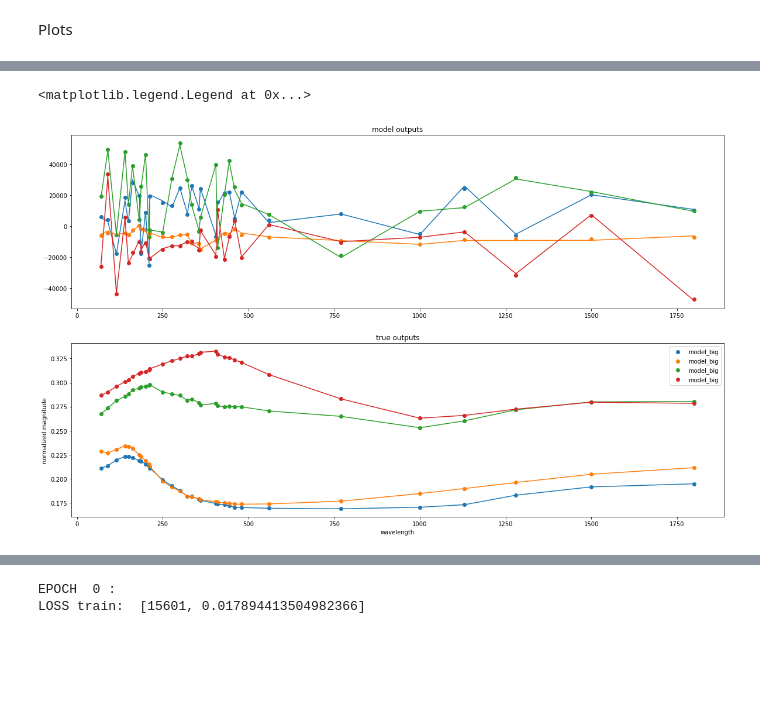
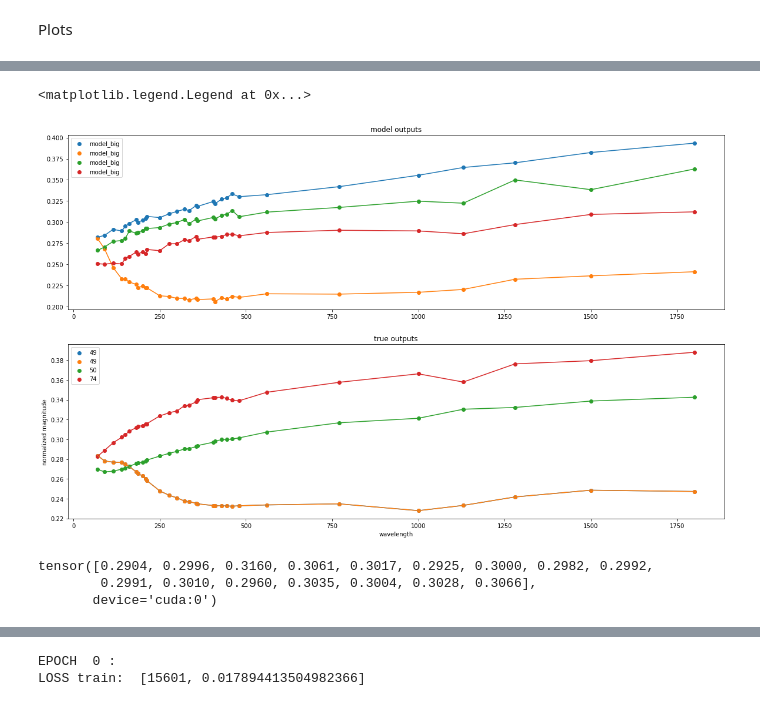
Before and after one commit to smoffe1604/BSc, a Jupyter notebook: main.ipynb, the cells around one changed output, grey strips where cells are left out. Saved outputs shown, nothing was run; the diff lists cells and outputs as text; code cells hidden in the pictures; blank space fills up the shorter version.

```diff
--- a/main.ipynb
+++ b/main.ipynb
@@ -372,0 +391,3 @@ torch.save(model.state_dict(), path + "model_param_" + name + ".pt")
+# %%
+model_Unet = BigUNet().to(device)
+model_Unet.load_state_dict(torch.load(path + "model_param_model_big.pt"))
@@ -373,5 +399,2 @@ torch.save(model.state_dict(), path + "model_param_" + name + ".pt")
 # %% [markdown]
 Import model
-# %%
-model_Unet = BigUNet().double()
-model_Unet.load_state_dict(torch.load(path + "model_param_model_big.pt", map_location = torch.device('cpu')))
@@ -380,18 +400,0 @@ model_Unet.load_state_dict(torch.load(path + "model_param_model_big.pt", map_loc
-# %%
-def denoise(model, X, T = 1000):
-    betas, alpha_bar = cos_betaAlpha_schedule()
-
-    X = torch.tensor(X)
-    X_arr1 = []
-    X_arr2 = []
-    X_arr3 = []
-    for t in range(T - 1, -1, -1):
-
-        z = torch.randn(31) if t > 1 else torch.zeros(31)
-        X_noise = model(X.unsqueeze(0).unsqueeze(0), t).detach().squeeze()
-
-        X = (1 / np.sqrt(1 - betas[t])) * (X - (betas[t]/np.sqrt(1 - alpha_bar[t]) * X_noise)) + np.sqrt(betas[t]) * z
-        X_arr1.append( X_noise[1])
-        X_arr2.append( X_noise[2])
-        X_arr3.append( X_noise[3])
-    return X
@@ -430,2 +404,8 @@ NameError: name 'model_Unet' is not defined
 # %% [markdown]
 Plots
+# %%
+for i in range(len(list(model_Unet.state_dict().keys()))):
+    layer_param = list(model_Unet.state_dict().keys())[i]
+    print((model_Unet.state_dict()[layer_param] == model_big.state_dict()[layer_param]).all(), "-----", layer_param)
+
+model_Unet.state_dict().values() == model_big.state_dict().values()
@@ -432,24 +441,24 @@ Plots
 # %%
-device = "cpu"
-X_T = [np.random.multivariate_normal(np.zeros(31), np.identity(31)) for _ in range(4)]
 
 plt.figure(figsize= (20, 12))
 
 for i in range(4):
     plt.subplot(2, 1, 1)
     plt.title('model outputs')
-    plt.scatter(filter_wls, denoise(model_Unet, X_T[i]).cpu().detach(), label = "model_big")
-    plt.plot(filter_wls, (denoise(model_Unet, X_T[i]).cpu().detach()).squeeze())
+    sample = (denoise(model_big, 31).cpu().detach()).squeeze()
+    plt.scatter(filter_wls, sample, label = "model_big")
+    plt.plot(filter_wls, sample)
+    plt.legend()
     plt.subplot(2, 1, 2)
     plt.title('true outputs')
     r = np.random.randint(0, 100)
-    plt.scatter(filter_wls, X_scaled[r], label = "model_big")
+    plt.scatter(filter_wls, X_scaled[r], label = str(r))
     plt.plot(filter_wls, X_scaled[r])
 
 plt.ylabel("normalized magnitude")
 #plt.ylim(-2, 2)
 plt.xlabel("wavelength")
 plt.legend()
 # %% [output]
 <matplotlib.legend.Legend at 0x...>
-[figure, old version]
+[figure, new version]
@@ -562,6 +569,12 @@ def train_model1(model, n = len(X_normalized), T = 1000, batch_size = 256, EPOCH
 
     model.train(False)
     return np.array(running_loss_arr)
+# %%
+denoise(model, 16)
+# %% [output]
+tensor([0.2904, 0.2996, 0.3160, 0.3061, 0.3017, 0.2925, 0.3000, 0.2982, 0.2992,
+        0.2991, 0.3010, 0.2960, 0.3035, 0.3004, 0.3028, 0.3066],
+       device='cuda:0')
 # %%
 train_model1(model, n = 512000, T = 1000, batch_size = 32, EPOCHS = 1)
 # %% [output]
```
Also changed, not shown: parts of 24 cells of this notebook.
